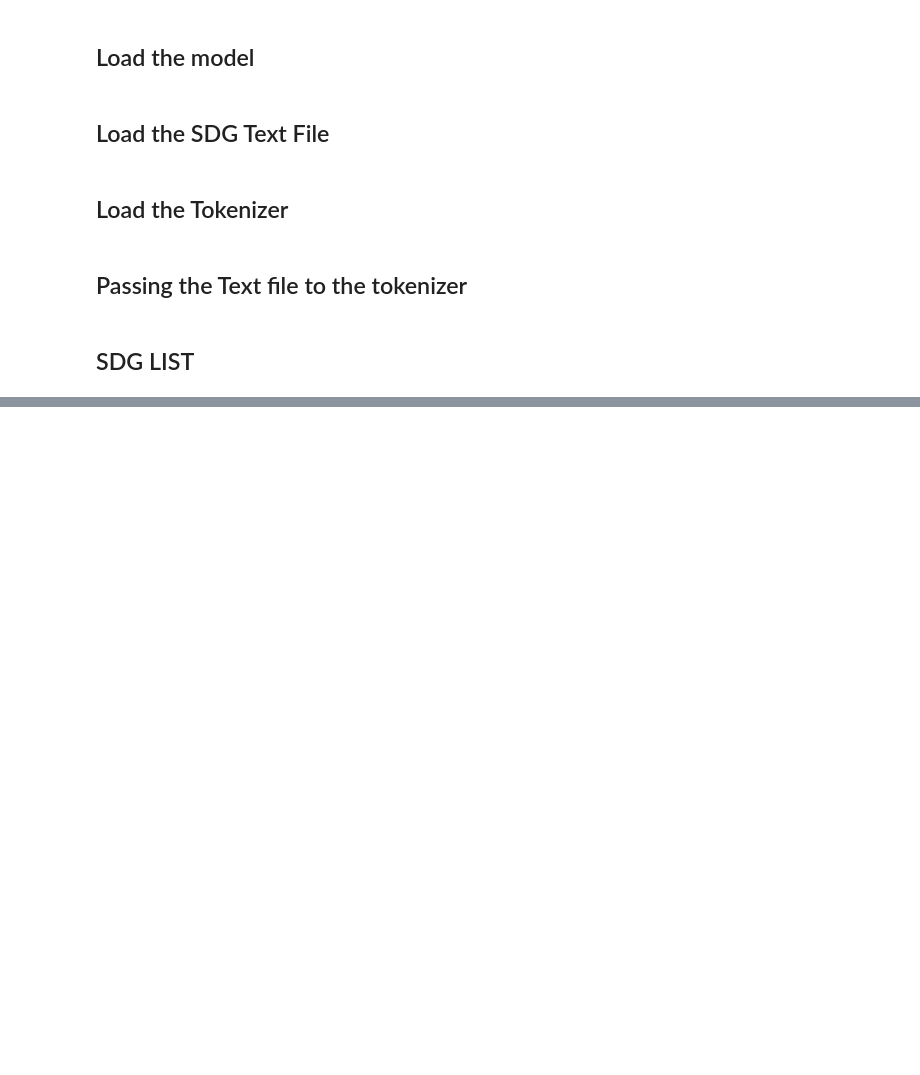
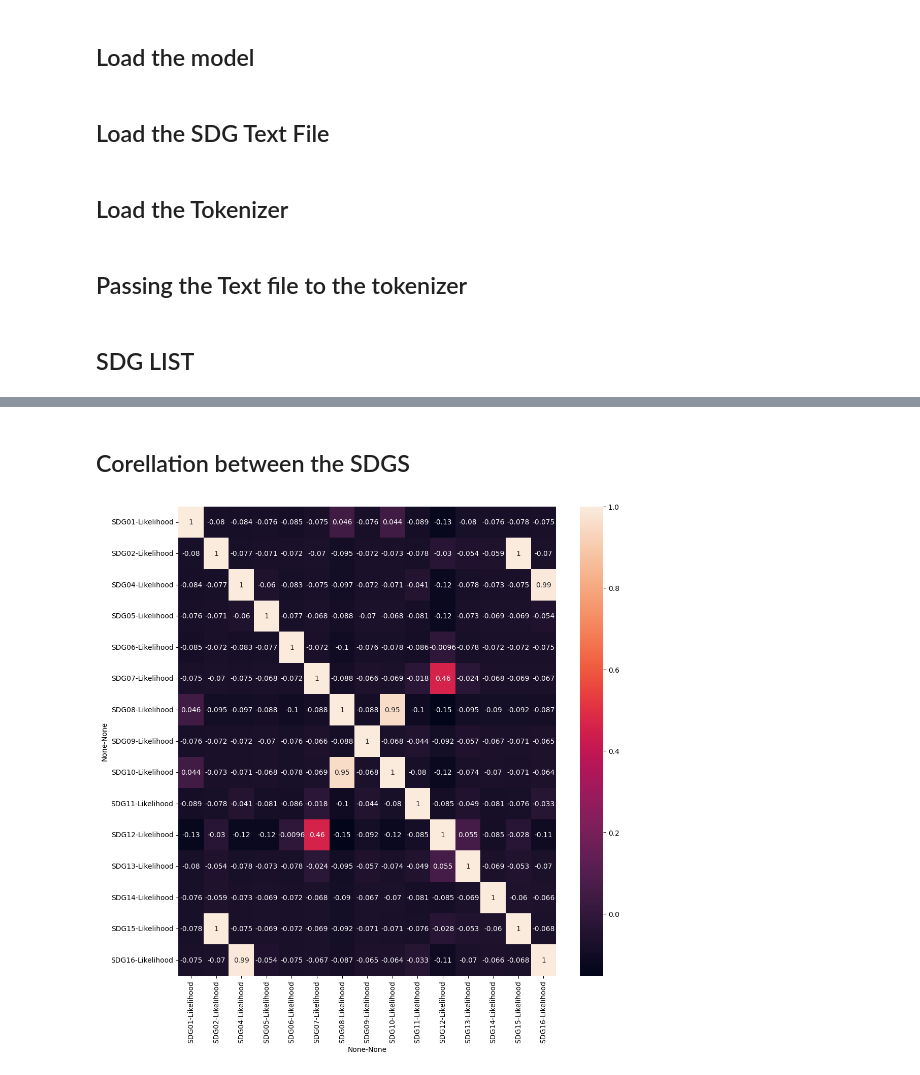
Before and after one commit to Fabchirajoul/SDG, a Jupyter notebook: SDG.ipynb, the cells around one changed output, grey strips where cells are left out. Cells and saved outputs as stored; diff of their text form; code cells hidden in the pictures; blank space fills up the shorter version.

```diff
--- a/SDG.ipynb
+++ b/SDG.ipynb
@@ -141,0 +476,23 @@ plt.gca().spines[['top', 'right',]].set_visible(False)
+# %%
+# Print predictions in the notebook
+display(Markdown("##### Prediction outcome"))
+display(Markdown(""))
+
+# Display predictions as a DataFrame
+df1 = pd.DataFrame(pred_dict.items(), columns=["SDG COMPONENTS", "Likelihood"])
+df2 = pd.DataFrame(pred_dict2.items(), columns=["SDG COMPONENTS", "Likelihood"])
+df4 = pd.DataFrame(pred_dict4.items(), columns=["SDG COMPONENTS", "Likelihood"])
+
+
+df5 = pd.DataFrame(pred_dict5.items(), columns=["SDG COMPONENTS", "Likelihood"])
+df6 = pd.DataFrame(pred_dict6.items(), columns=["SDG COMPONENTS", "Likelihood"])
+df7 = pd.DataFrame(pred_dict7.items(), columns=["SDG COMPONENTS", "Likelihood"])
+df8 = pd.DataFrame(pred_dict8.items(), columns=["SDG COMPONENTS", "Likelihood"])
+df9 = pd.DataFrame(pred_dict9.items(), columns=["SDG COMPONENTS", "Likelihood"])
+df10 = pd.DataFrame(pred_dict10.items(), columns=["SDG COMPONENTS", "Likelihood"])
+df11 = pd.DataFrame(pred_dict11.items(), columns=["SDG COMPONENTS", "Likelihood"])
+df12 = pd.DataFrame(pred_dict12.items(), columns=["SDG COMPONENTS", "Likelihood"])
+df13 = pd.DataFrame(pred_dict13.items(), columns=["SDG COMPONENTS", "Likelihood"])
+df14 = pd.DataFrame(pred_dict14.items(), columns=["SDG COMPONENTS", "Likelihood"])
+df15 = pd.DataFrame(pred_dict15.items(), columns=["SDG COMPONENTS", "Likelihood"])
+df16 = pd.DataFrame(pred_dict16.items(), columns=["SDG COMPONENTS", "Likelihood"])
@@ -141,0 +601,15 @@ plt.gca().spines[['top', 'right',]].set_visible(False)
+# %% [markdown]
+## Corellation between the SDGS
+# %%
+import matplotlib.pyplot as plt
+
+# Increase the size of the plot
+plt.figure(figsize=(12, 12))
+
+# Create the heatmap
+sns.heatmap(combined_df[['SDG01', 'SDG02', 'SDG04', 'SDG05', 'SDG06', 'SDG07', 'SDG08', 'SDG09', 'SDG10', 'SDG11', 'SDG12', 'SDG13', 'SDG14', 'SDG15', 'SDG16']].corr(), annot=True)
+
+# Show the plot
+plt.show()
+# %% [output]
+[figure, added]
```
Also changed, not shown: parts of 19 cells of this notebook.
